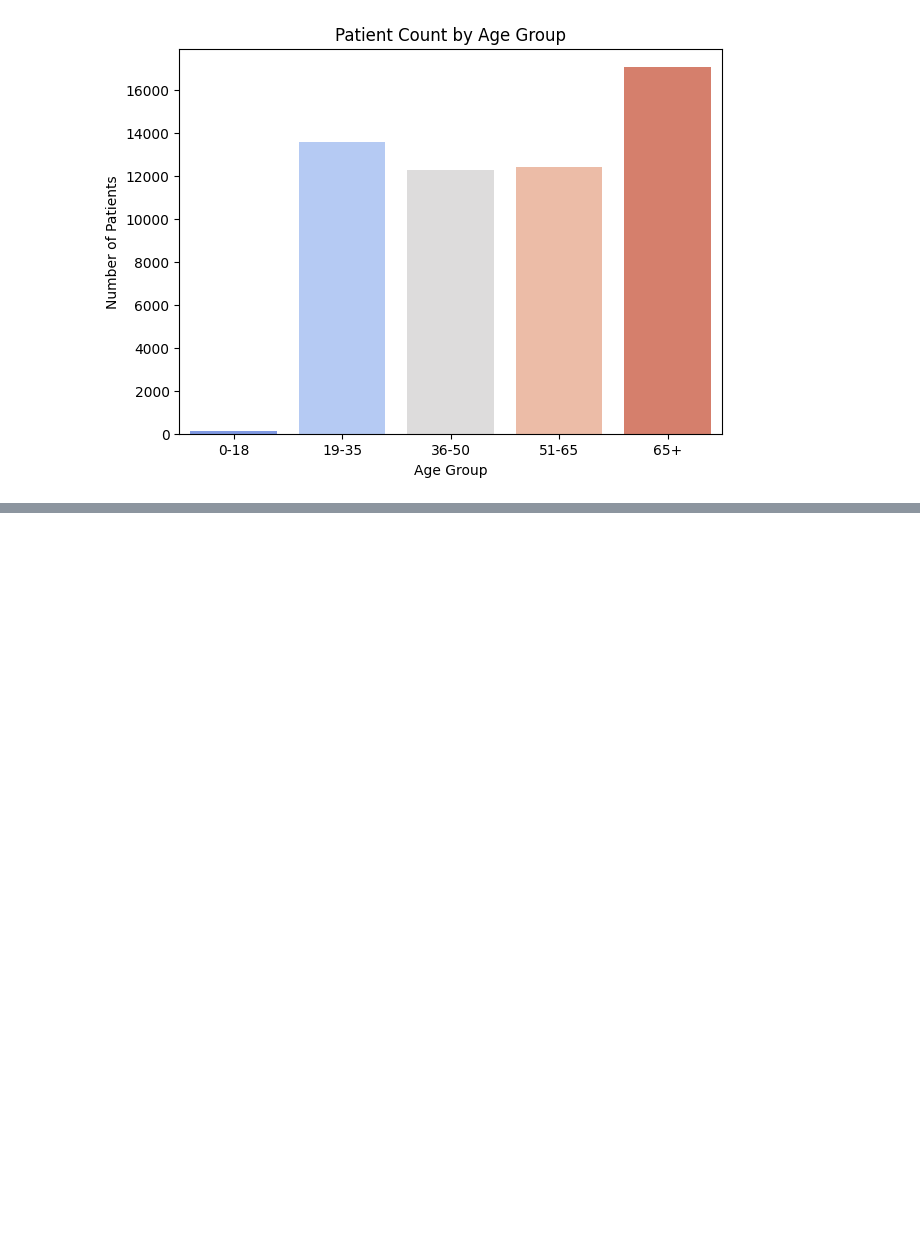
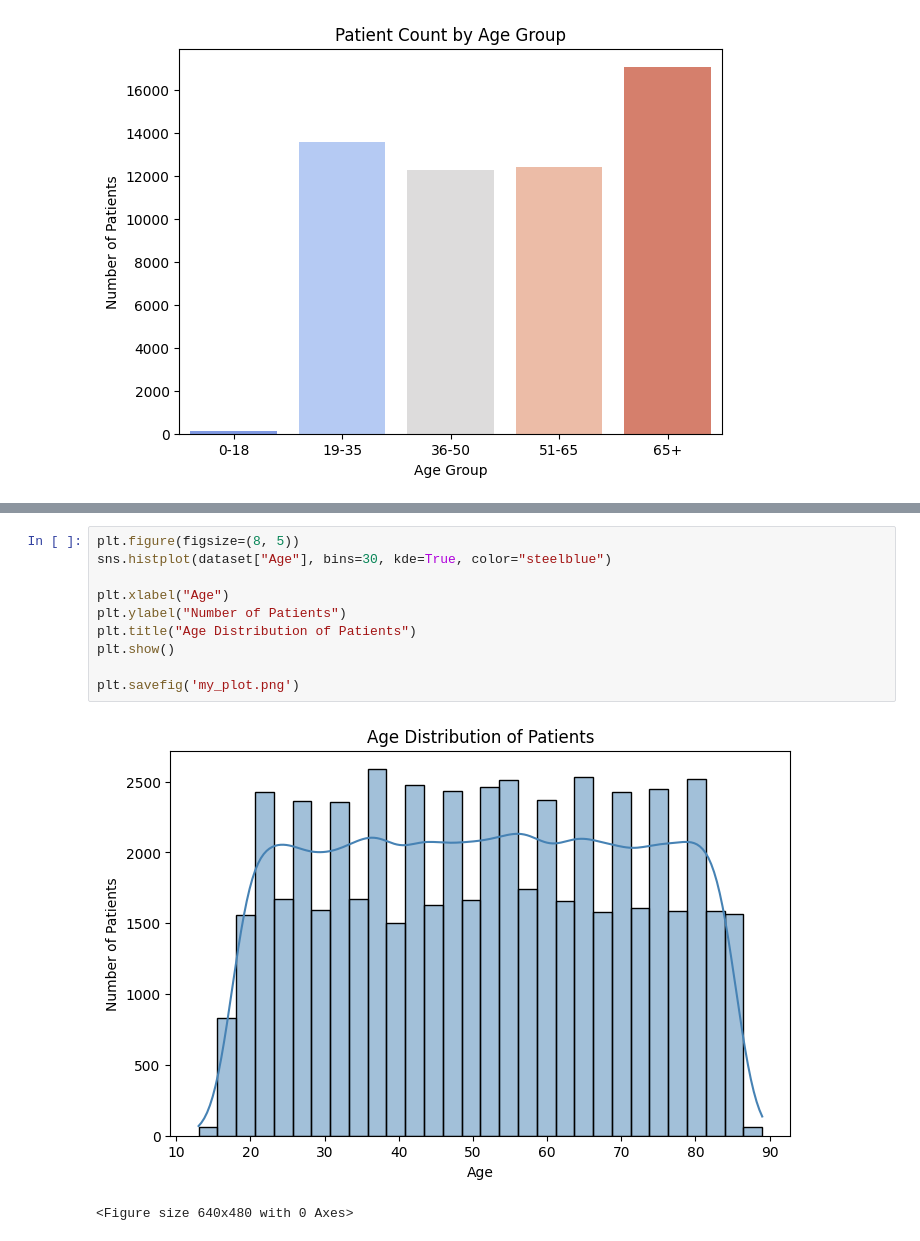
Before and after one commit to meganclapinski25/Heathcare-Analysis, a Jupyter notebook: healthcare.ipynb, the cells around one changed output, grey strips where cells are left out. Cells and saved outputs as stored; diff of their text form; blank space fills up the shorter version.

```diff
--- a/healthcare.ipynb
+++ b/healthcare.ipynb
@@ -276,0 +261,13 @@ dataset.sort_values('Gender')
+# %%
+plt.figure(figsize=(8, 5))
+sns.histplot(dataset["Age"], bins=30, kde=True, color="steelblue")
+
+plt.xlabel("Age")
+plt.ylabel("Number of Patients")
+plt.title("Age Distribution of Patients")
+plt.show()
+
+plt.savefig('my_plot.png')
+# %% [output]
+[figure, added]
+<Figure size 640x480 with 0 Axes>
```
Also changed, not shown: parts of 6 cells of this notebook, 1 other file.
